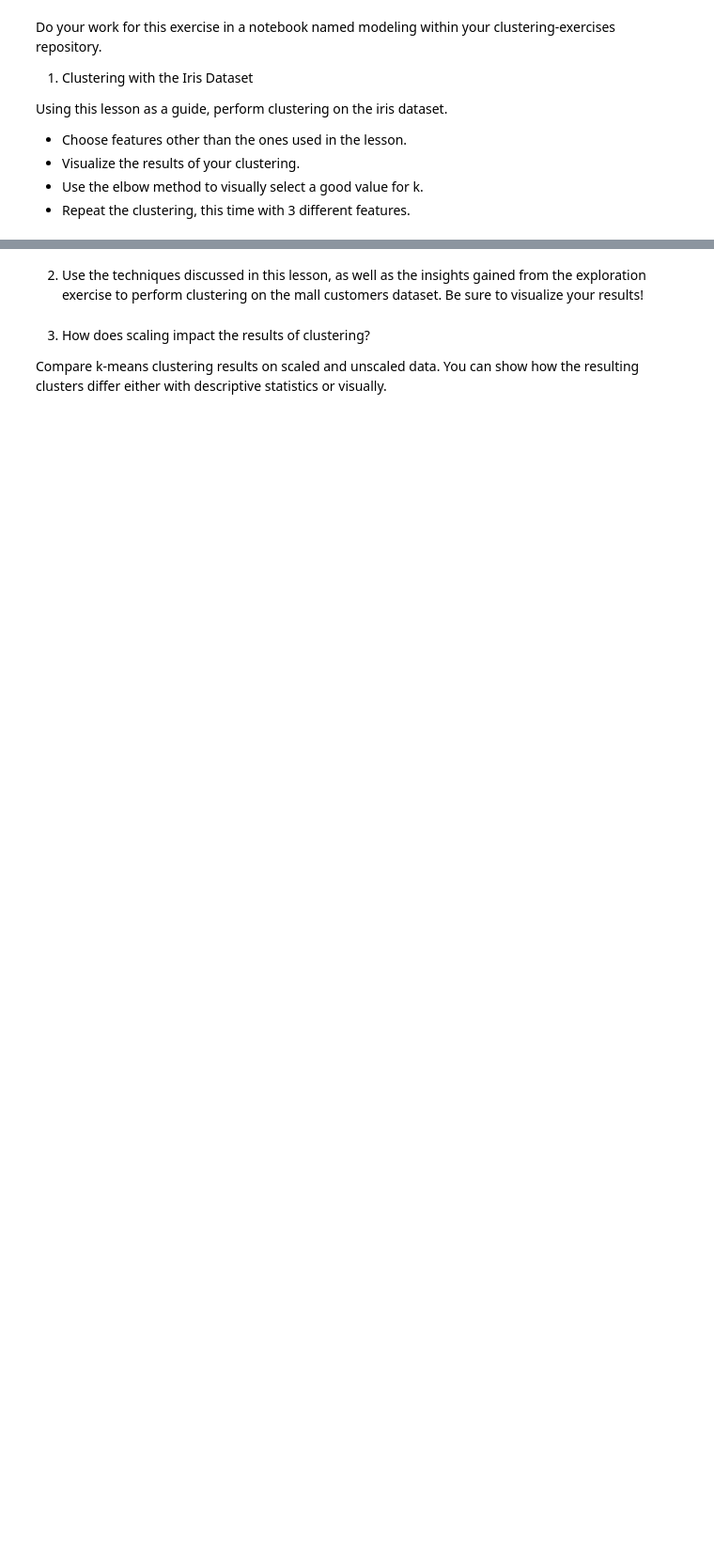
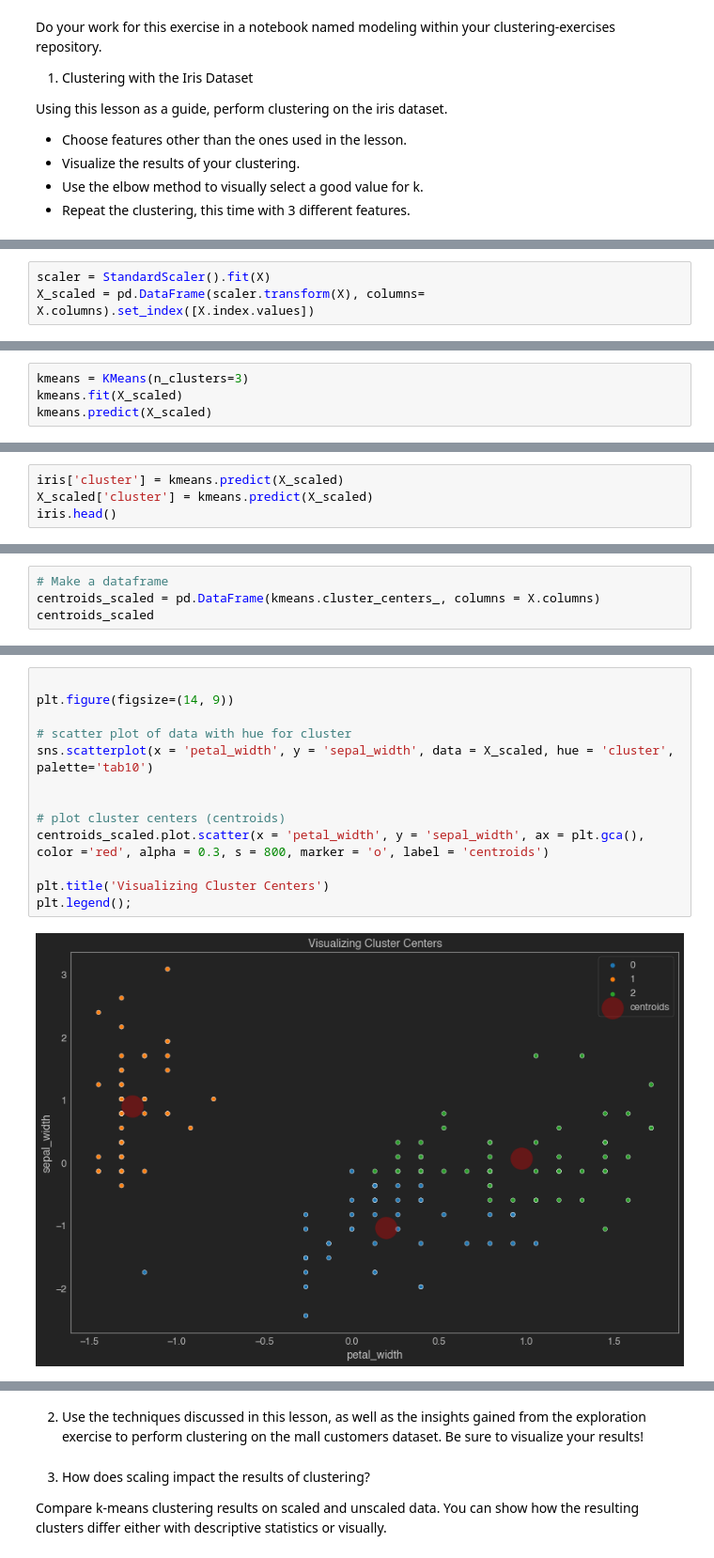
Before and after one commit to Ken-Alviola/clustering-exercises, a Jupyter notebook: modeling.ipynb, the cells around one changed output, grey strips where cells are left out. Shown at 94% size. Saved outputs shown, nothing was run; the diff lists cells and outputs as text; blank space fills up the shorter version.

```diff
--- a/modeling.ipynb
+++ b/modeling.ipynb
@@ -24,0 +41,3 @@ Using this lesson as a guide, perform clustering on the iris dataset.
+# %%
+scaler = StandardScaler().fit(X)
+X_scaled = pd.DataFrame(scaler.transform(X), columns= X.columns).set_index([X.index.values])
@@ -24,0 +53,4 @@ Using this lesson as a guide, perform clustering on the iris dataset.
+# %%
+kmeans = KMeans(n_clusters=3)
+kmeans.fit(X_scaled)
+kmeans.predict(X_scaled)
@@ -24,0 +65,4 @@ Using this lesson as a guide, perform clustering on the iris dataset.
+# %%
+iris['cluster'] = kmeans.predict(X_scaled)
+X_scaled['cluster'] = kmeans.predict(X_scaled)
+iris.head()
@@ -24,0 +101,4 @@ Using this lesson as a guide, perform clustering on the iris dataset.
+# %%
+# Make a dataframe
+centroids_scaled = pd.DataFrame(kmeans.cluster_centers_, columns = X.columns)
+centroids_scaled
@@ -24,0 +138,15 @@ Using this lesson as a guide, perform clustering on the iris dataset.
+# %%
+
+plt.figure(figsize=(14, 9))
+
+# scatter plot of data with hue for cluster
+sns.scatterplot(x = 'petal_width', y = 'sepal_width', data = X_scaled, hue = 'cluster', palette='tab10')
+
+
+# plot cluster centers (centroids)
+centroids_scaled.plot.scatter(x = 'petal_width', y = 'sepal_width', ax = plt.gca(), color ='red', alpha = 0.3, s = 800, marker = 'o', label = 'centroids')
+
+plt.title('Visualizing Cluster Centers')
+plt.legend();
+# %% [output]
+[figure, added]
```
Also changed, not shown: parts of 23 cells of this notebook.
